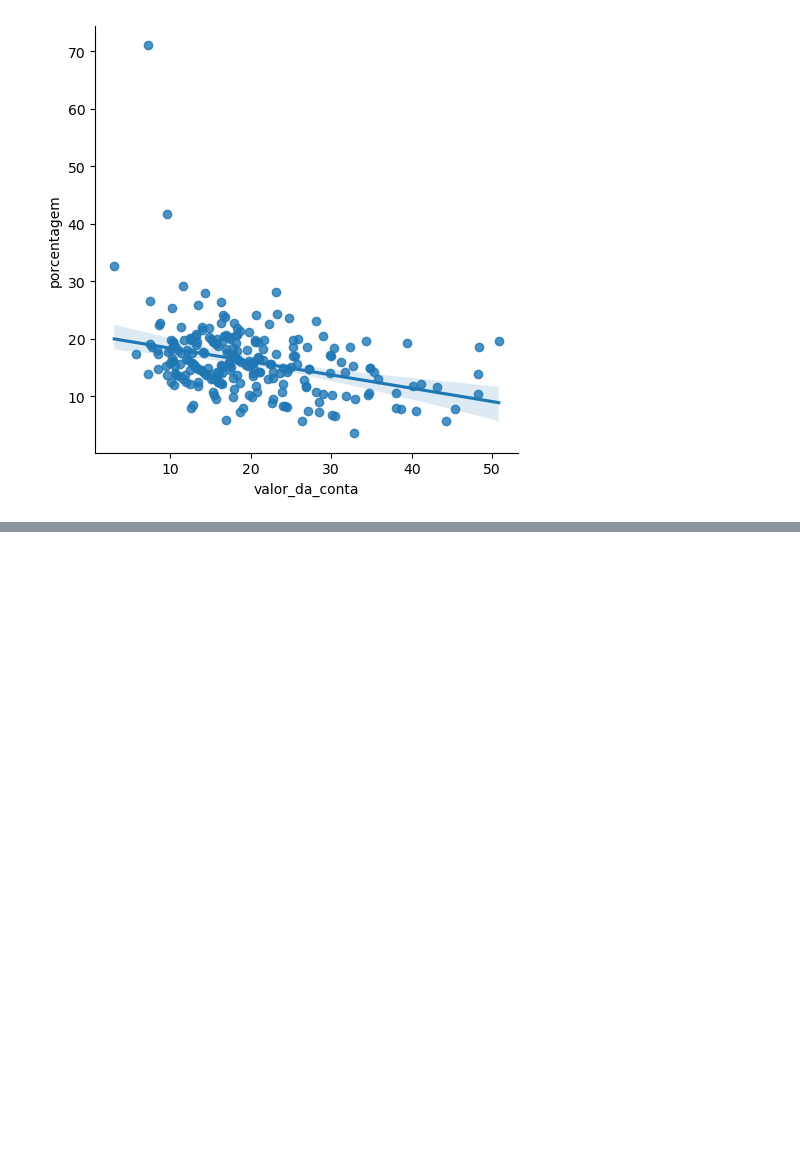
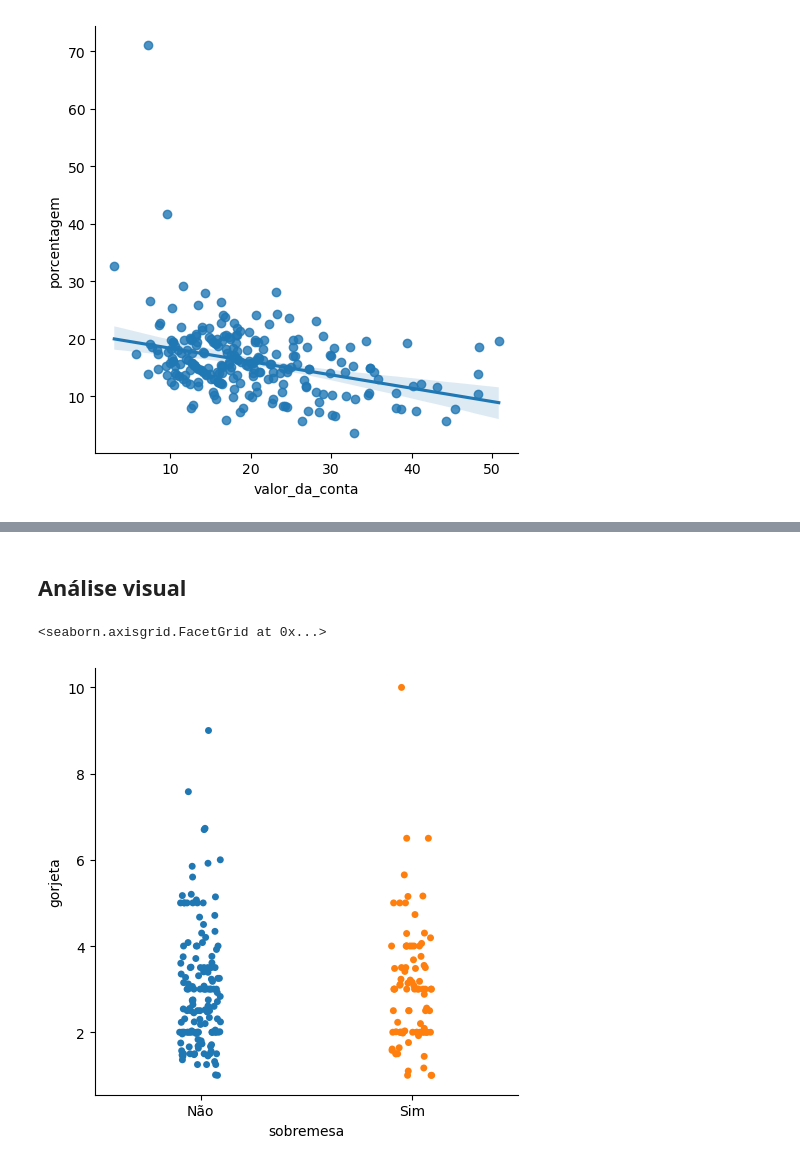
Before and after one commit to DacioMP/python_para_data_science, a Jupyter notebook: data_visualization_explorando_com_seaborn/aulas.ipynb, the cells around one changed output, grey strips where cells are left out. Drawn from its saved outputs; the diff is of its cells as text; code cells hidden in the pictures; blank space fills up the shorter version.

Commit message:
Aula 03: Analisando de forma visual e descritiva

```diff
--- a/data_visualization_explorando_com_seaborn/aulas.ipynb
+++ b/data_visualization_explorando_com_seaborn/aulas.ipynb
@@ -176,0 +236,11 @@ porcentagem_conta_lm
+# %% [markdown]
+## Análise visual
+# %%
+# plot de classificação (catplot)
+x = gorjetas.sobremesa
+y = gorjetas.gorjeta
+data = gorjetas
+sns.catplot(x=x, y=y, hue=x, data=data)
+# %% [output]
+<seaborn.axisgrid.FacetGrid at 0x...>
+[figure, added]
```
Also changed, not shown: parts of 19 cells of this notebook.
